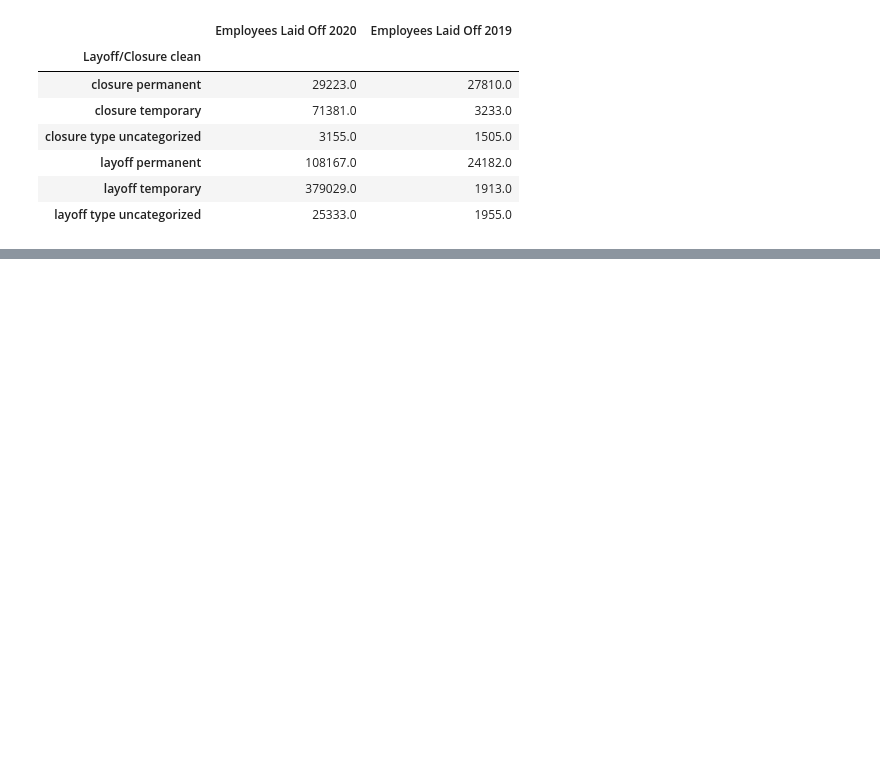
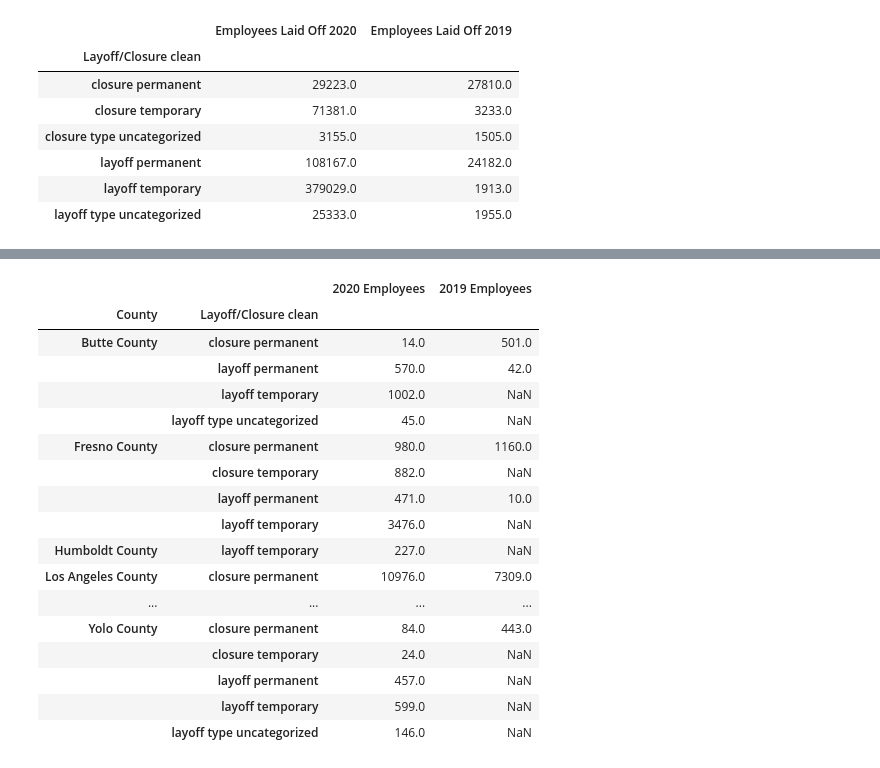
Before and after one commit to biglocalnews/WARN_Cali_analysis, a Jupyter notebook: notebooks/warn_analysis-Copy1.ipynb, the cells around one changed output, grey strips where cells are left out. Cells and saved outputs as stored; diff of their text form; code cells hidden in the pictures; blank space fills up the shorter version.

```diff
--- a/notebooks/warn_analysis-Copy1.ipynb
+++ b/notebooks/warn_analysis-Copy1.ipynb
@@ -229,0 +127,11 @@ sums_tmp_2020_2019
+# %%
+counties_list = ['Butte County', 'Santa Cruz County', 'Yolo County', 'Orange County', 'Los Angeles County', 'Humboldt County', 'Fresno County']
+# %%
+high_rent_burden_20 = cali_2020_info[cali_2020_info['County'].isin(counties_list)]
+high_rent_burden_19 = cali_2019_info[cali_2019_info['County'].isin(counties_list)]
+# %%
+# hrb stands for high rent burden
+
+layoff_counties_hrb_2020 = high_rent_burden_20[['County','Employees','Layoff/Closure clean']]
+layoff_counties_hrb_2020 = layoff_counties_hrb_2020.groupby(['County', 'Layoff/Closure clean']).agg('sum')
+layoff_counties_hrb_2020.reset_index('Layoff/Closure clean')
@@ -229,0 +180,23 @@ sums_tmp_2020_2019
+# %%
+layoff_counties_hrb = pd.merge(layoff_counties_hrb_2020, layoff_counties_hrb_2019, how='left', on=['County','Layoff/Closure clean'])
+layoff_counties_hrb.rename(columns={'Employees_x':'2020 Employees','Employees_y':'2019 Employees'}, inplace=True)
+layoff_counties_hrb
+# %% [output]
+|  |  | 2020 Employees | 2019 Employees |
+| County | Layoff/Closure clean |  |  |
+| Butte County | closure permanent | 14.0 | 501.0 |
+|  | layoff permanent | 570.0 | 42.0 |
+|  | layoff temporary | 1002.0 | NaN |
+|  | layoff type uncategorized | 45.0 | NaN |
+| Fresno County | closure permanent | 980.0 | 1160.0 |
+|  | closure temporary | 882.0 | NaN |
+|  | layoff permanent | 471.0 | 10.0 |
+|  | layoff temporary | 3476.0 | NaN |
+| Humboldt County | layoff temporary | 227.0 | NaN |
+| Los Angeles County | closure permanent | 10976.0 | 7309.0 |
+| ... | ... | ... | ... |
+| Yolo County | closure permanent | 84.0 | 443.0 |
+|  | closure temporary | 24.0 | NaN |
+|  | layoff permanent | 457.0 | NaN |
+|  | layoff temporary | 599.0 | NaN |
+|  | layoff type uncategorized | 146.0 | NaN |
```
Also changed, not shown: parts of 55 cells of this notebook.
